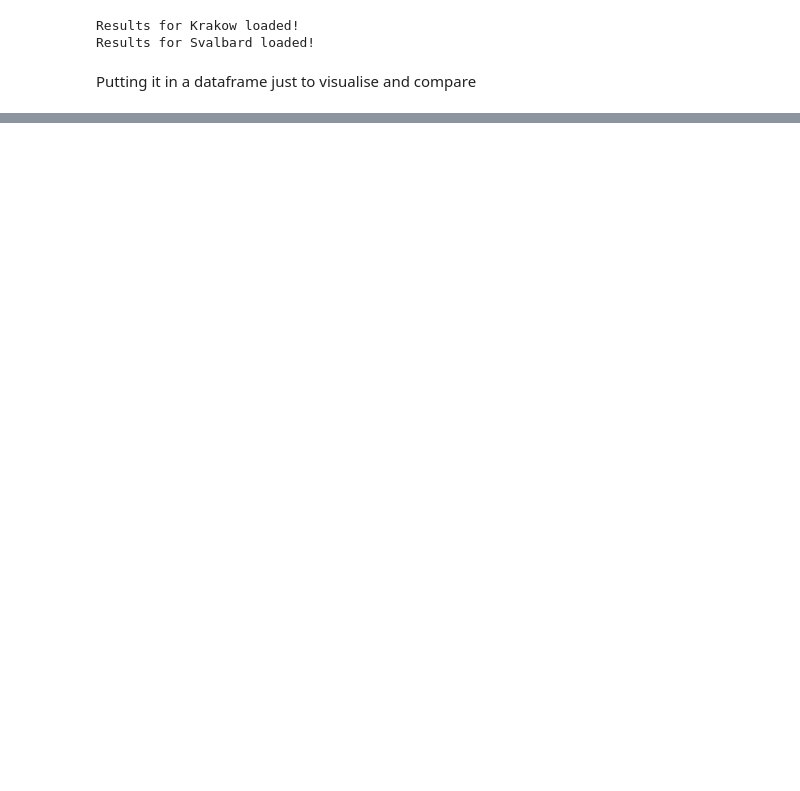
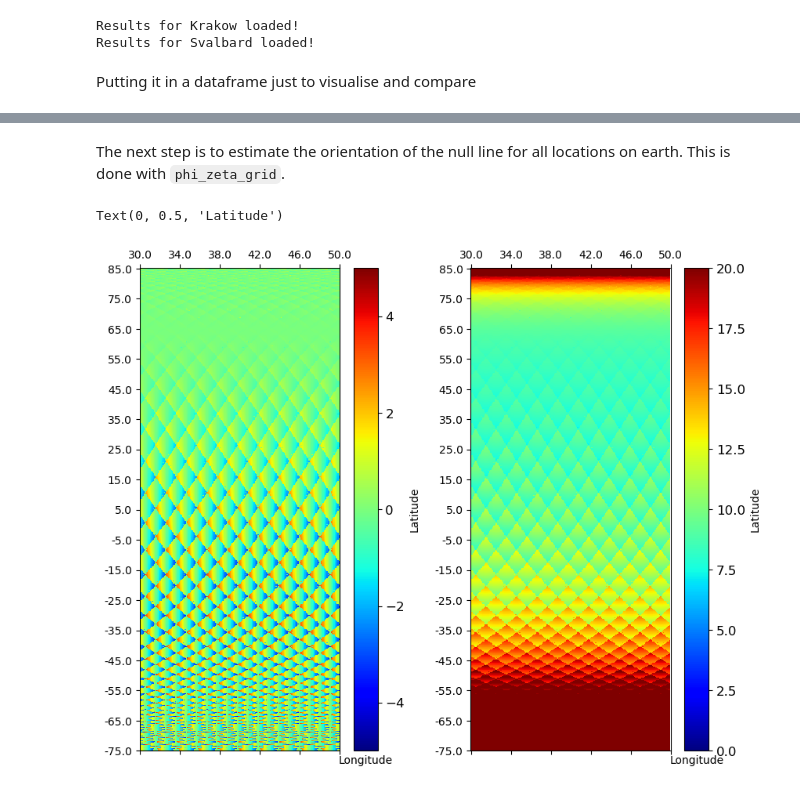
Before and after one commit to TUDelft-books/insar_and_geodesy, a Jupyter notebook: book/day_one/basics_of_sar_interferometry/notebooks/Notebook_4_No_drama.ipynb, the cells around one changed output, grey strips where cells are left out. Saved outputs shown, nothing was run; the diff lists cells and outputs as text; code cells hidden in the pictures; blank space fills up the shorter version.

```diff
--- a/book/day_one/basics_of_sar_interferometry/notebooks/Notebook_4_No_drama.ipynb
+++ b/book/day_one/basics_of_sar_interferometry/notebooks/Notebook_4_No_drama.ipynb
@@ -181,0 +261,54 @@ for i in range(np.size(inc_a)):
+# %%
+min_lon = 30
+max_lon = 50
+min_lat = -76
+max_lat = 85
+
+# Define values for plotting
+lon_plot = np.linspace(min_lon, max_lon, 6)
+lat_plot = np.linspace(max_lat, -75, 17)
+
+lat_grid, lon_grid = np.mgrid[min_lat:max_lat:0.2, min_lon:max_lon:0.1]
+lat = lat_grid[:, 0]
+lon = lon_grid[0, :]
+
+
+# Define values for plotting
+lon_plot = np.linspace(min_lon, max_lon, 6)
+lat_plot = np.linspace(max_lat, -75, 17)
+# %% [markdown]
+The next step is to estimate the orientation of the null line for all locations on earth. This is done with `phi_zeta_grid`.
+# %%
+phi, zeta = nd.phi_zeta_grid(inc_max_a, inc_max_d, alpha_inc_max_a, alpha_inc_max_d)
+fig = plt.figure(figsize = (10,8))
+ax = fig.add_subplot(121)
+phi_plot = ax.matshow((np.flipud(phi)), cmap='jet', vmin = -5, vmax = 5, aspect = 0.6)
+cb = fig.colorbar(phi_plot)
+cb.set_label(label = r'$\phi$ [degrees]', size=16)
+cb.ax.tick_params(labelsize='large')
+xaxis = np.linspace(0, len(lon), len(lon_plot))
+yaxis = np.linspace(0, len(lat), len(lat_plot))
+ax.set_xticks(xaxis)
+ax.set_yticks(yaxis)
+ax.set_xticklabels(lon_plot)
+ax.set_yticklabels(lat_plot)
+plt.xlabel('Longitude', fontsize = 10)
+plt.ylabel('Latitude', fontsize=10)
+
+
+ax = fig.add_subplot(122)
+zeta_plot = ax.matshow((np.flipud(zeta)), cmap='jet', vmin = 0, vmax = 20, aspect = 0.6)
+cb = fig.colorbar(zeta_plot)
+cb.set_label(label = r'$\zeta$ [degrees]', size=16)
+cb.ax.tick_params(labelsize='large')
+xaxis = np.linspace(0, len(lon), len(lon_plot))
+yaxis = np.linspace(0, len(lat), len(lat_plot))
+ax.set_xticks(xaxis)
+ax.set_yticks(yaxis)
+ax.set_xticklabels(lon_plot)
+ax.set_yticklabels(lat_plot)
+plt.xlabel('Longitude', fontsize = 10)
+plt.ylabel('Latitude', fontsize=10)
+# %% [output]
+Text(0, 0.5, 'Latitude')
+[figure, added]
```
Also changed, not shown: parts of 21 cells of this notebook, 6 other files.
